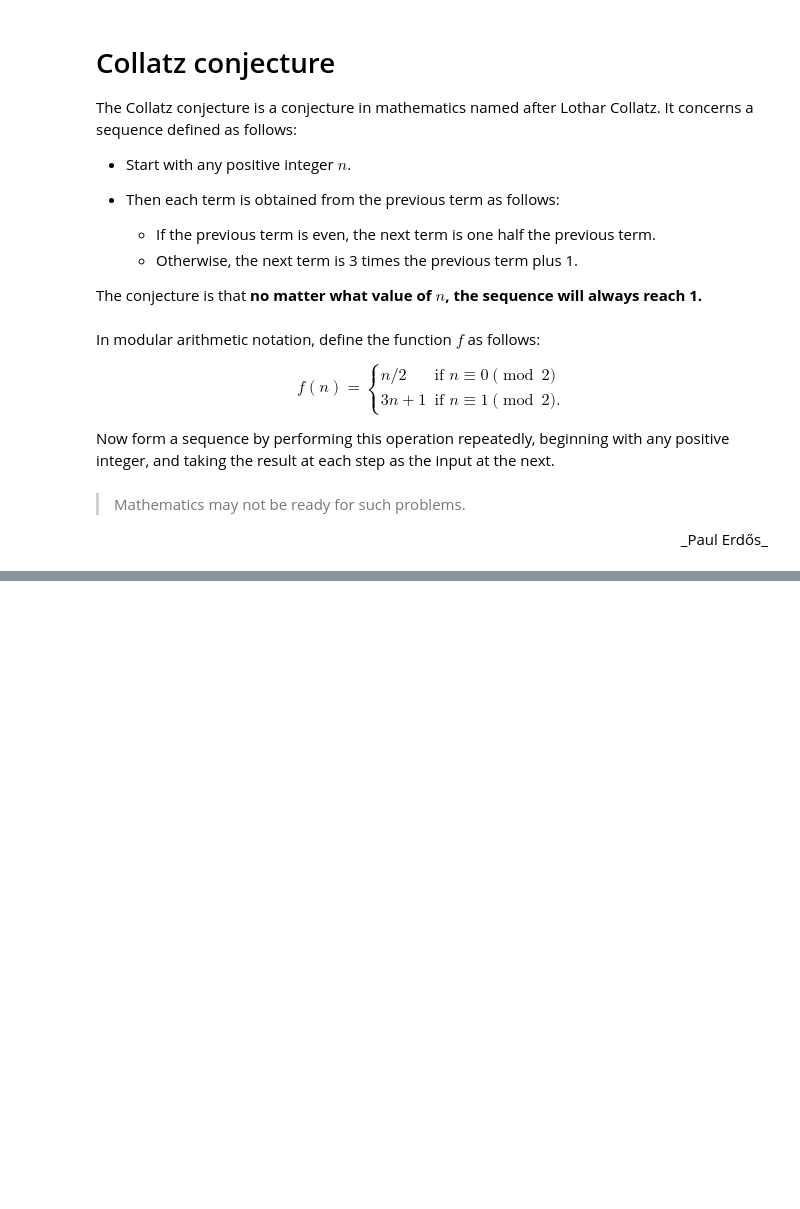
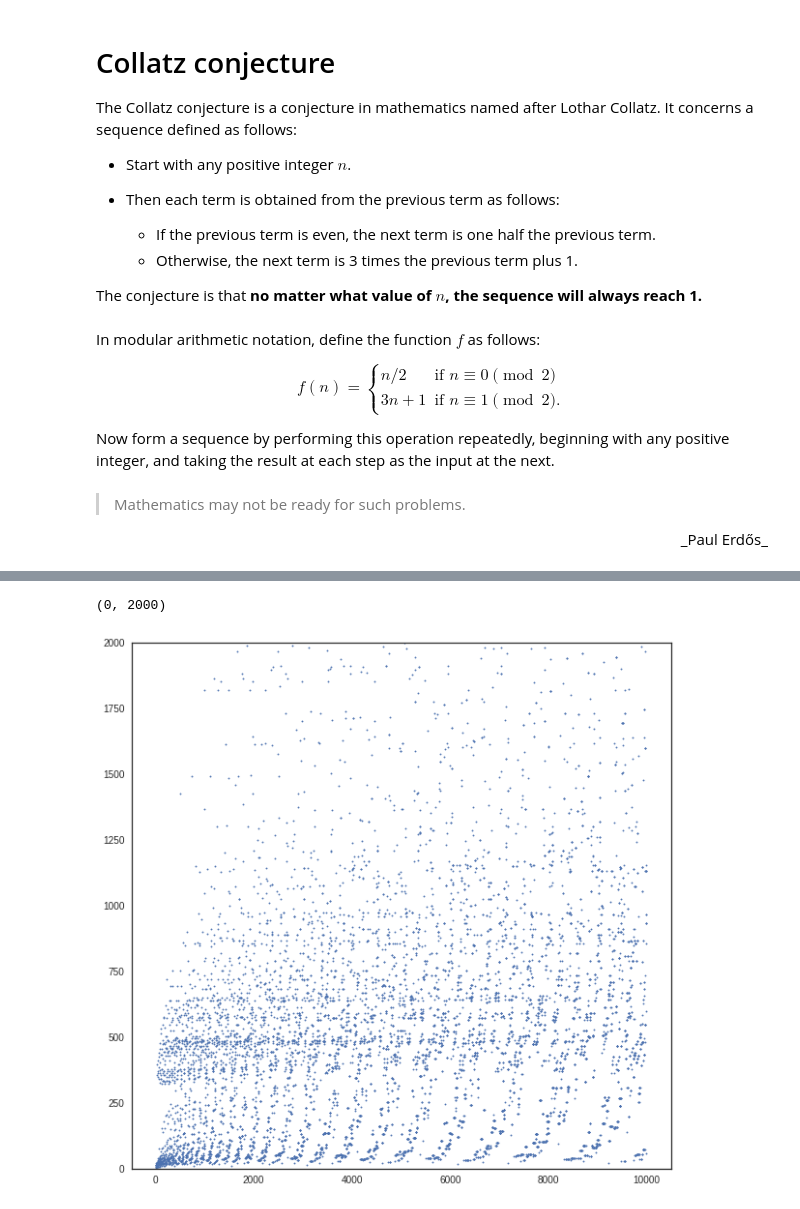
Before and after one commit to BielStela/Seminari, a Jupyter notebook: Collatz conjecture.ipynb, the cells around one changed output, grey strips where cells are left out. Drawn from its saved outputs; the diff is of its cells as text; code cells hidden in the pictures; blank space fills up the shorter version.

```diff
--- a/Collatz conjecture.ipynb
+++ b/Collatz conjecture.ipynb
@@ -175,0 +101,9 @@ plt.plot(endy)
+# %%
+mean_seq = [np.median(x) for x in seq_coll]
+
+plt.figure(figsize=(10, 10))
+plt.scatter(n_seq, mean_seq, s = 2)
+plt.ylim(0,2000)
+# %% [output]
+(0, 2000)
+[figure, added]
```
Also changed, not shown: parts of 39 cells of this notebook.
